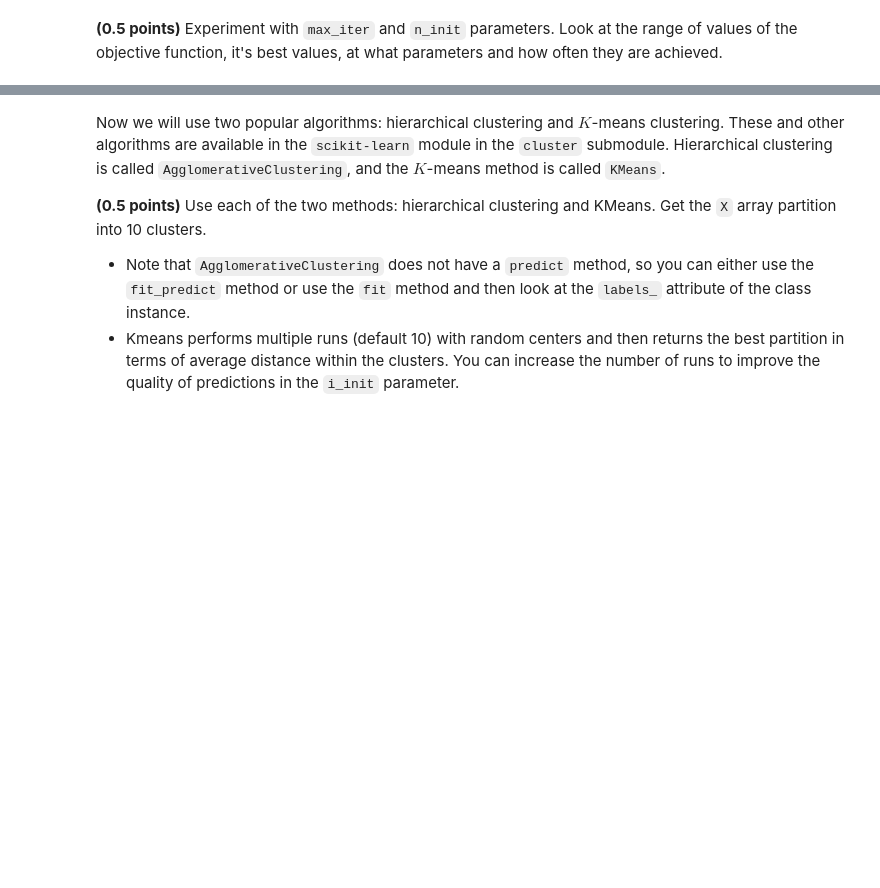
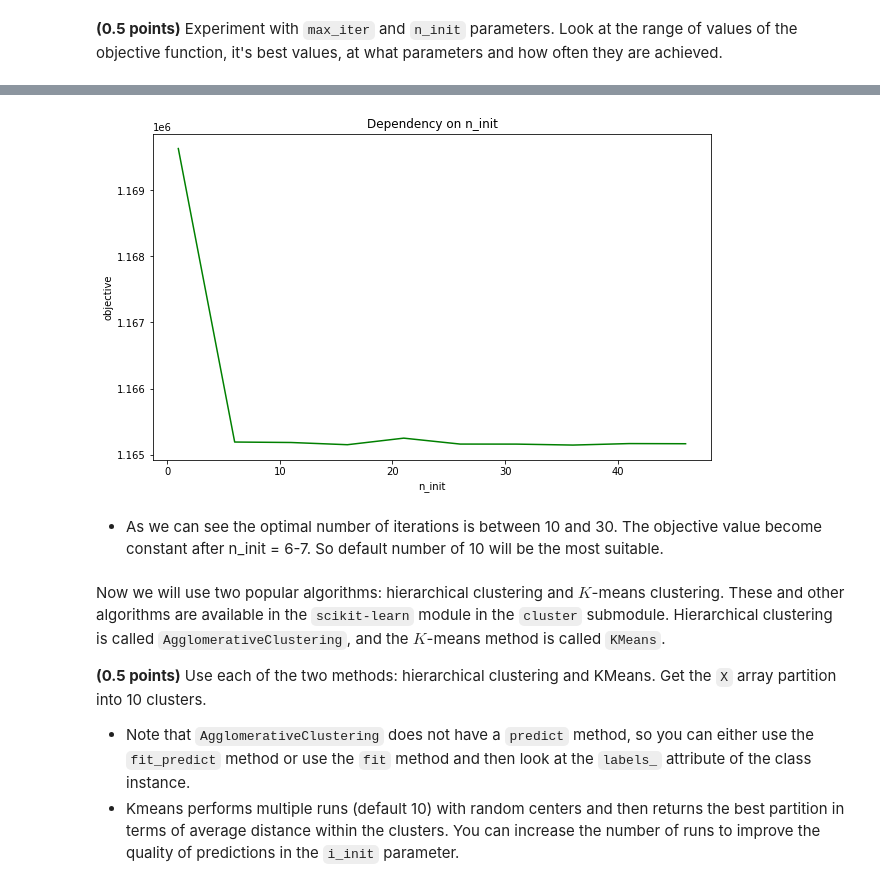
Before and after one commit to alsing/ml-intro-rs-school, a Jupyter notebook: 8 - Clustering and Dimensionality Reduction/clustering.ipynb, the cells around one changed output, grey strips where cells are left out. Cells and saved outputs as stored; diff of their text form; code cells hidden in the pictures; blank space fills up the shorter version.

```diff
--- a/8 - Clustering and Dimensionality Reduction/clustering.ipynb
+++ b/8 - Clustering and Dimensionality Reduction/clustering.ipynb
@@ -175,3 +179,20 @@ for i in range(3):
+# %%
+obj = []
+for i in range(1, 50, 5):
+    kMeansClassifier = KMeans(n_clusters=10, n_init=i)
+    kMeansClassifier.fit(np.array(X))
+    obj.append(kMeansClassifier.inertia_)
+
+plt.figure(figsize=(10, 6))
+plt.plot([k for k in range(1, 50, 5)], obj, color='green')
+plt.xlabel('n_init')
+plt.ylabel('objective')
+plt.title('Dependency on n_init')
+plt.show()
+# %% [output]
+[figure, added]
+# %% [markdown]
+* As we can see the optimal number of iterations is between 10 and 30. The objective value become constant after n_init = 6-7. So default number of 10 will be the most suitable.
 # %% [markdown]
 Now we will use two popular algorithms: hierarchical clustering and $K$-means clustering. These and other algorithms are available in the `scikit-learn` module in the `cluster` submodule. Hierarchical clustering is called `AgglomerativeClustering`, and the $K$-means method is called `KMeans`.
 
```
Also changed, not shown: parts of 22 cells of this notebook.
